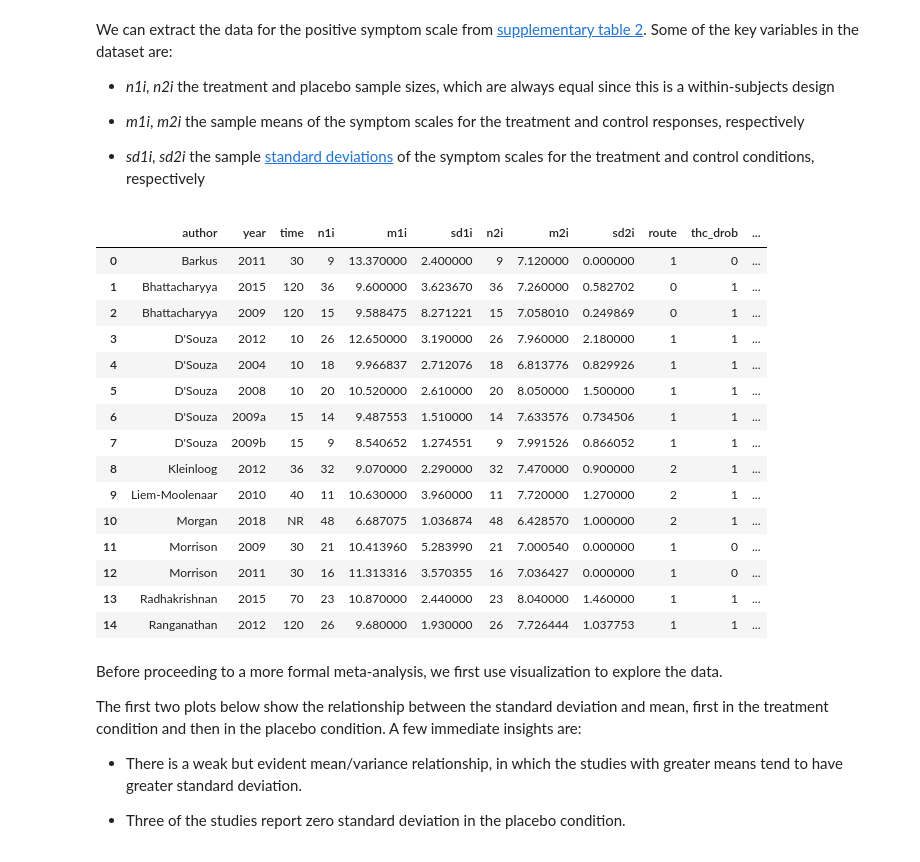
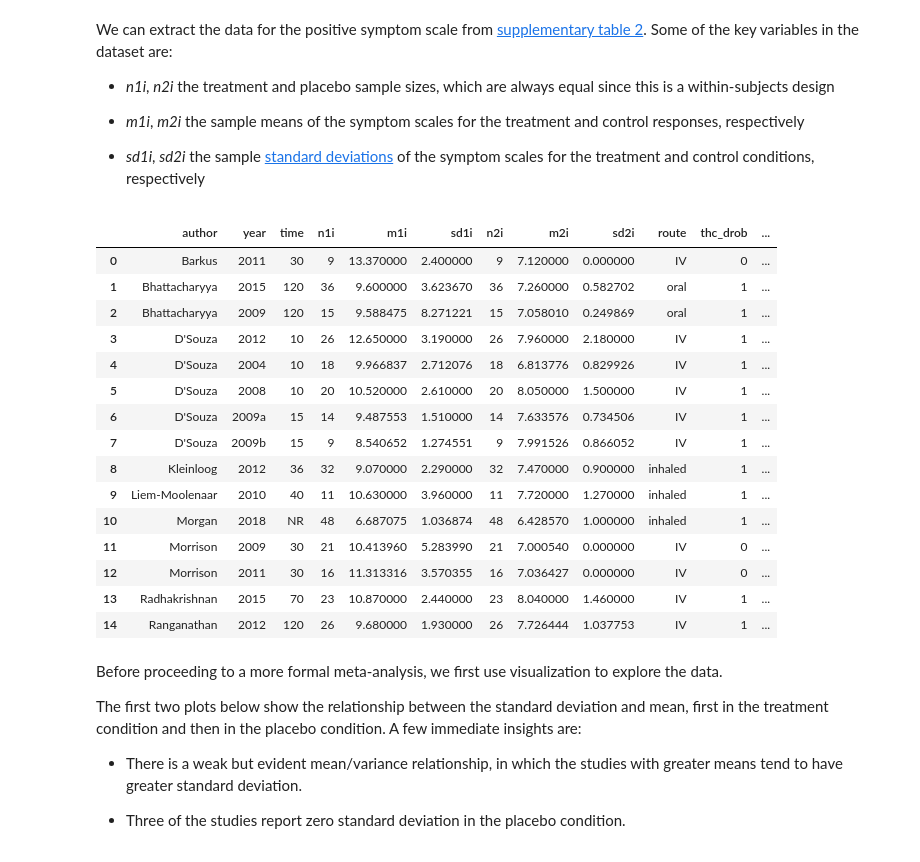
Before and after one commit to kshedden/workshops, a Jupyter notebook: dair3/meta/cannabis/dair_meta.ipynb, the cells around one changed output. Drawn from its saved outputs; the diff is of its cells as text; code cells hidden in the pictures.

```diff
--- a/dair3/meta/cannabis/dair_meta.ipynb
+++ b/dair3/meta/cannabis/dair_meta.ipynb
@@ -58,41 +46,43 @@ https://www.thelancet.com/cms/10.1016/S2215-0366(20)30074-2/attachment/acd95ee4-
 * _sd1i_, _sd2i_ the sample [standard deviations](https://en.wikipedia.org/wiki/Standard_deviation) of the symptom scales for the treatment and control conditions, respectively
 # %%
 dt = """author,year,time,n1i,m1i,sd1i,n2i,m2i,sd2i,route,thc_drob,dose,prev_cannabis_mean,frequent_use,current_use,tobacco_current,age_m,Male,panss_bprs
-Barkus,2011,30,9,13.37,2.4,9,7.12,0.0,1,0,2.5,153.0,1.0,0.0,,26.3,100%,1
-Bhattacharyya,2015,120,36,9.6,3.62367,36,7.26,0.582702,0,1,10.0,10.8333,0.0,0.0,25%,25.97,100%,1
-Bhattacharyya,2009,120,15,9.58847489,8.27122099,15,7.05801,0.24986901,0,1,10.0,8.0,0.0,0.0,46.66666667%,26.7,100%,1
-D'Souza,2012,10,26,12.65,3.19,26,7.96,2.18,1,1,2.133,318.0,1.0,,15.79%,25.92,65.3846154%,1
-D'Souza,2004,10,18,9.966837,2.71207595,18,6.813776,0.82992611,1,1,5.0,60.77,0.0,0.0,23.81%,29.0,63.6363636%,1
-D'Souza,2008,10,20,10.52,2.61,20,8.05,1.5,1,1,5.0,147.51,1.0,1.0,,24.8,70%,1
-D'Souza,2009a,15,14,9.48755251,1.51,14,7.6335764,0.73450605,1,1,2.0774,48.86,0.0,0.0,0%,25.85,78.5714286%,1
-D'Souza,2009b,15,9,8.54065211,1.27455069,9,7.991526,0.866052,1,1,2.1125,141.72,1.0,1.0,11.11111111%,22.66,100%,1
-Kleinloog,2012,36,32,9.07,2.29,32,7.47,0.9,2,1,,292.2,1.0,0.0,0%,22.3,100%,1
-Liem-Moolenaar,2010,40,11,10.63,3.96,11,7.72,1.27,2,1,,,,0.0,,24.1,100%,1
-Morgan,2018,NR,48,6.6870748,1.03687393,48,6.42857,1.0,2,1,8.0,,,1.0,70.83333333%,21.705,70.83%,0
-Morrison,2009,30,21,10.41396,5.28399034,21,7.0005403,0.0,1,0,2.5,,,0.0,,28.0,100%,1
-Morrison,2011,30,16,11.3133161,3.5703548,16,7.036427,0.0,1,0,1.25,40.0,0.0,0.0,,26.0,43.75%,1
-Radhakrishnan,2015,70,23,10.87,2.44,23,8.04,1.46,1,1,1.2147,296.75,1.0,,14.8148148%,26.26,100%,1
-Ranganathan,2012,120,26,9.68,1.93,26,7.726444,1.03775281,1,1,1.89,,,,26.66666667%,27.14,86.6666667%,1"""
+Barkus,2011,30,9,13.37,2.4,9,7.12,0.0,1,0,2.5,153.0,1.0,0.0,,26.3,100,1
+Bhattacharyya,2015,120,36,9.6,3.62367,36,7.26,0.582702,0,1,10.0,10.8333,0.0,0.0,25,25.97,100,1
+Bhattacharyya,2009,120,15,9.58847489,8.27122099,15,7.05801,0.24986901,0,1,10.0,8.0,0.0,0.0,46.66666667,26.7,100,1
+D'Souza,2012,10,26,12.65,3.19,26,7.96,2.18,1,1,2.133,318.0,1.0,,15.79,25.92,65.3846154,1
+D'Souza,2004,10,18,9.966837,2.71207595,18,6.813776,0.82992611,1,1,5.0,60.77,0.0,0.0,23.81,29.0,63.6363636,1
+D'Souza,2008,10,20,10.52,2.61,20,8.05,1.5,1,1,5.0,147.51,1.0,1.0,,24.8,70,1
+D'Souza,2009a,15,14,9.48755251,1.51,14,7.6335764,0.73450605,1,1,2.0774,48.86,0.0,0.0,0,25.85,78.5714286,1
+D'Souza,2009b,15,9,8.54065211,1.27455069,9,7.991526,0.866052,1,1,2.1125,141.72,1.0,1.0,11.11111111,22.66,100,1
+Kleinloog,2012,36,32,9.07,2.29,32,7.47,0.9,2,1,,292.2,1.0,0.0,0,22.3,100,1
+Liem-Moolenaar,2010,40,11,10.63,3.96,11,7.72,1.27,2,1,,,,0.0,,24.1,100,1
+Morgan,2018,NR,48,6.6870748,1.03687393,48,6.42857,1.0,2,1,8.0,,,1.0,70.83333333,21.705,70.83,0
+Morrison,2009,30,21,10.41396,5.28399034,21,7.0005403,0.0,1,0,2.5,,,0.0,,28.0,100,1
+Morrison,2011,30,16,11.3133161,3.5703548,16,7.036427,0.0,1,0,1.25,40.0,0.0,0.0,,26.0,43.75,1
+Radhakrishnan,2015,70,23,10.87,2.44,23,8.04,1.46,1,1,1.2147,296.75,1.0,,14.8148148,26.26,100,1
+Ranganathan,2012,120,26,9.68,1.93,26,7.726444,1.03775281,1,1,1.89,,,,26.66666667,27.14,86.6666667,1"""
 
 da = pd.read_csv(io.StringIO(dt))
+
+da["route"] = da["route"].replace({0: "oral", 1: "IV", 2: "inhaled"})
 da
 # %% [output]
 |  | author | year | time | n1i | m1i | sd1i | n2i | m2i | sd2i | route | thc_drob | ... |
-| 0 | Barkus | 2011 | 30 | 9 | 13.370000 | 2.400000 | 9 | 7.120000 | 0.000000 | 1 | 0 | ... |
-| 1 | Bhattacharyya | 2015 | 120 | 36 | 9.600000 | 3.623670 | 36 | 7.260000 | 0.582702 | 0 | 1 | ... |
-| 2 | Bhattacharyya | 2009 | 120 | 15 | 9.588475 | 8.271221 | 15 | 7.058010 | 0.249869 | 0 | 1 | ... |
-| 3 | D'Souza | 2012 | 10 | 26 | 12.650000 | 3.190000 | 26 | 7.960000 | 2.180000 | 1 | 1 | ... |
-| 4 | D'Souza | 2004 | 10 | 18 | 9.966837 | 2.712076 | 18 | 6.813776 | 0.829926 | 1 | 1 | ... |
-| 5 | D'Souza | 2008 | 10 | 20 | 10.520000 | 2.610000 | 20 | 8.050000 | 1.500000 | 1 | 1 | ... |
-| 6 | D'Souza | 2009a | 15 | 14 | 9.487553 | 1.510000 | 14 | 7.633576 | 0.734506 | 1 | 1 | ... |
-| 7 | D'Souza | 2009b | 15 | 9 | 8.540652 | 1.274551 | 9 | 7.991526 | 0.866052 | 1 | 1 | ... |
-| 8 | Kleinloog | 2012 | 36 | 32 | 9.070000 | 2.290000 | 32 | 7.470000 | 0.900000 | 2 | 1 | ... |
-| 9 | Liem-Moolenaar | 2010 | 40 | 11 | 10.630000 | 3.960000 | 11 | 7.720000 | 1.270000 | 2 | 1 | ... |
-| 10 | Morgan | 2018 | NR | 48 | 6.687075 | 1.036874 | 48 | 6.428570 | 1.000000 | 2 | 1 | ... |
-| 11 | Morrison | 2009 | 30 | 21 | 10.413960 | 5.283990 | 21 | 7.000540 | 0.000000 | 1 | 0 | ... |
-| 12 | Morrison | 2011 | 30 | 16 | 11.313316 | 3.570355 | 16 | 7.036427 | 0.000000 | 1 | 0 | ... |
-| 13 | Radhakrishnan | 2015 | 70 | 23 | 10.870000 | 2.440000 | 23 | 8.040000 | 1.460000 | 1 | 1 | ... |
-| 14 | Ranganathan | 2012 | 120 | 26 | 9.680000 | 1.930000 | 26 | 7.726444 | 1.037753 | 1 | 1 | ... |
+| 0 | Barkus | 2011 | 30 | 9 | 13.370000 | 2.400000 | 9 | 7.120000 | 0.000000 | IV | 0 | ... |
+| 1 | Bhattacharyya | 2015 | 120 | 36 | 9.600000 | 3.623670 | 36 | 7.260000 | 0.582702 | oral | 1 | ... |
+| 2 | Bhattacharyya | 2009 | 120 | 15 | 9.588475 | 8.271221 | 15 | 7.058010 | 0.249869 | oral | 1 | ... |
+| 3 | D'Souza | 2012 | 10 | 26 | 12.650000 | 3.190000 | 26 | 7.960000 | 2.180000 | IV | 1 | ... |
+| 4 | D'Souza | 2004 | 10 | 18 | 9.966837 | 2.712076 | 18 | 6.813776 | 0.829926 | IV | 1 | ... |
+| 5 | D'Souza | 2008 | 10 | 20 | 10.520000 | 2.610000 | 20 | 8.050000 | 1.500000 | IV | 1 | ... |
+| 6 | D'Souza | 2009a | 15 | 14 | 9.487553 | 1.510000 | 14 | 7.633576 | 0.734506 | IV | 1 | ... |
+| 7 | D'Souza | 2009b | 15 | 9 | 8.540652 | 1.274551 | 9 | 7.991526 | 0.866052 | IV | 1 | ... |
+| 8 | Kleinloog | 2012 | 36 | 32 | 9.070000 | 2.290000 | 32 | 7.470000 | 0.900000 | inhaled | 1 | ... |
+| 9 | Liem-Moolenaar | 2010 | 40 | 11 | 10.630000 | 3.960000 | 11 | 7.720000 | 1.270000 | inhaled | 1 | ... |
+| 10 | Morgan | 2018 | NR | 48 | 6.687075 | 1.036874 | 48 | 6.428570 | 1.000000 | inhaled | 1 | ... |
+| 11 | Morrison | 2009 | 30 | 21 | 10.413960 | 5.283990 | 21 | 7.000540 | 0.000000 | IV | 0 | ... |
+| 12 | Morrison | 2011 | 30 | 16 | 11.313316 | 3.570355 | 16 | 7.036427 | 0.000000 | IV | 0 | ... |
+| 13 | Radhakrishnan | 2015 | 70 | 23 | 10.870000 | 2.440000 | 23 | 8.040000 | 1.460000 | IV | 1 | ... |
+| 14 | Ranganathan | 2012 | 120 | 26 | 9.680000 | 1.930000 | 26 | 7.726444 | 1.037753 | IV | 1 | ... |
 # %% [markdown]
 Before proceeding to a more formal meta-analysis, we first use visualization to explore the data.
 
```
Also changed, not shown: parts of 30 cells of this notebook, 1 other file.
